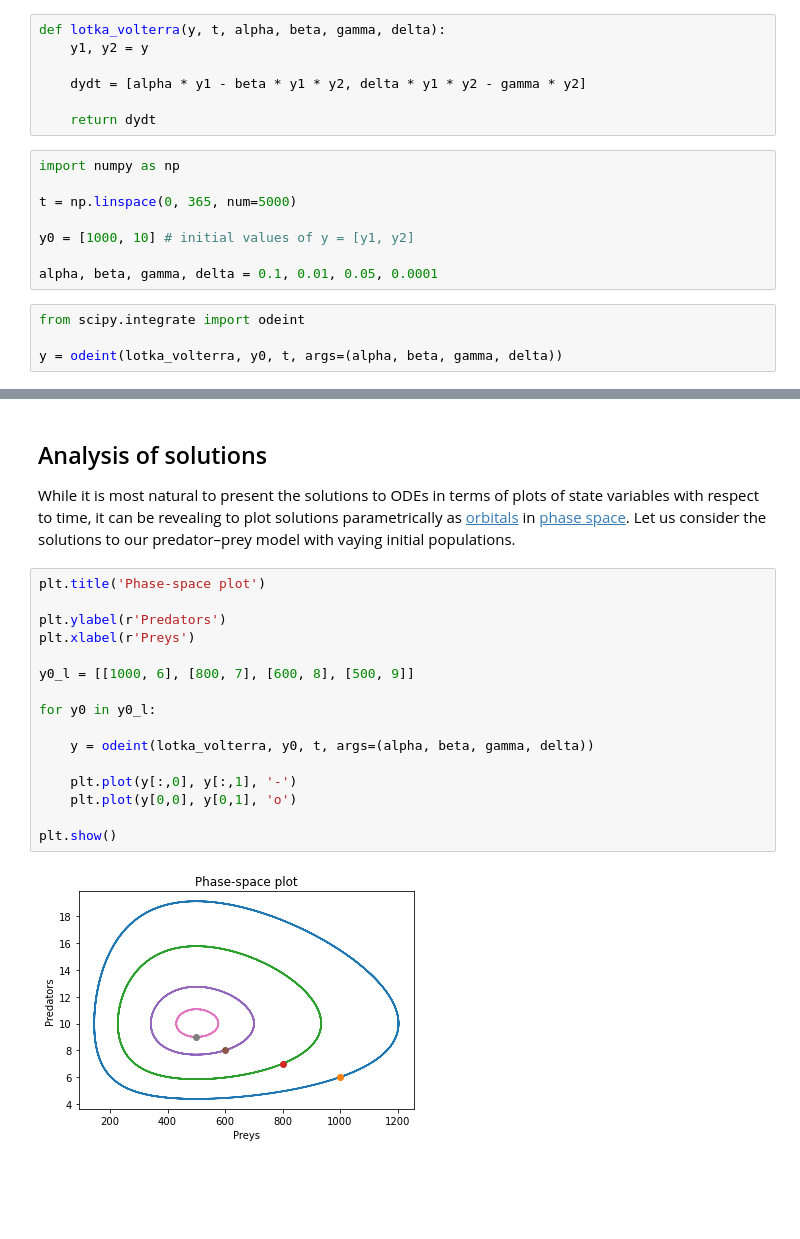
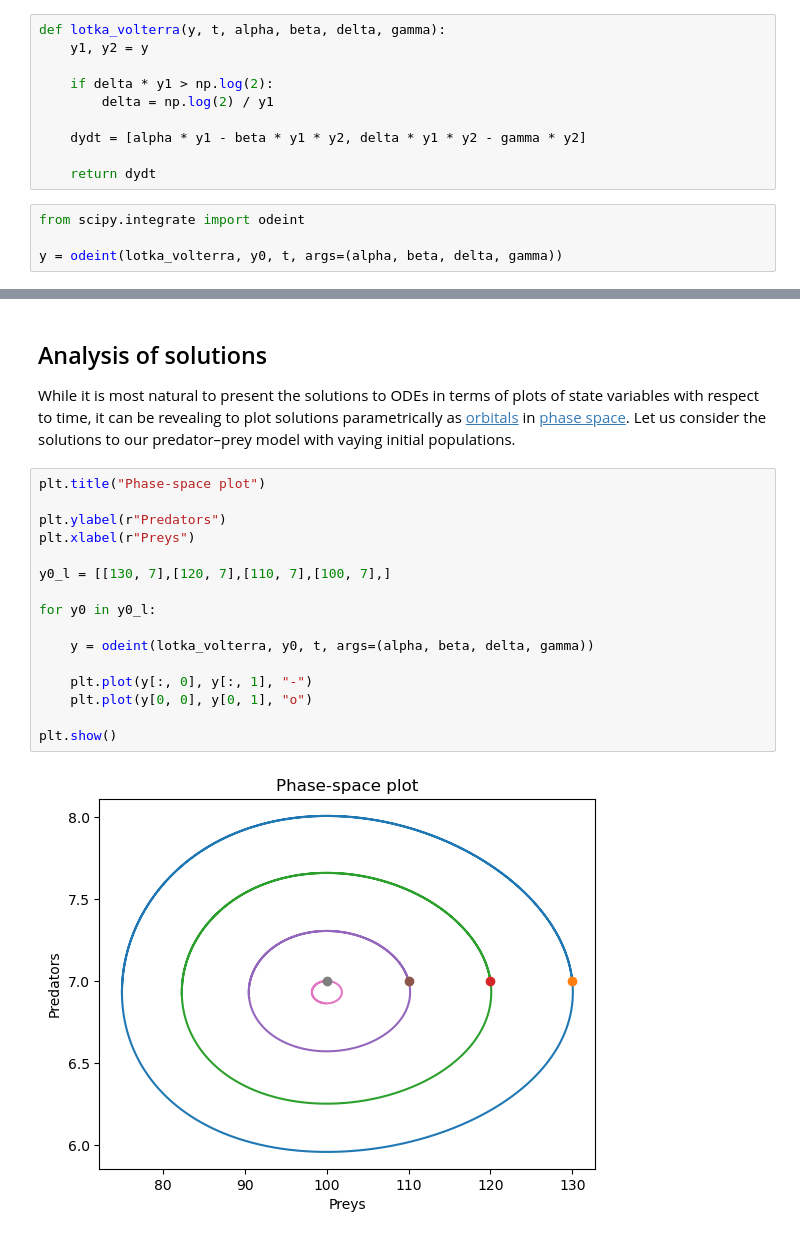
Before and after one commit to kthpanor/cb1020, a Jupyter notebook: docs/ode.ipynb, the cells around one changed output, grey strips where cells are left out. Drawn from its saved outputs; the diff is of its cells as text; blank space fills up the shorter version.

```diff
--- a/docs/ode.ipynb
+++ b/docs/ode.ipynb
@@ -390,19 +312,14 @@ The SciPy library comes with an [ODE solver](https://docs.scipy.org/doc/scipy/re
-# %%
-def lotka_volterra(y, t, alpha, beta, gamma, delta):
-    y1, y2 = y
-
-    dydt = [alpha * y1 - beta * y1 * y2, delta * y1 * y2 - gamma * y2]
-
-    return dydt
-# %%
-import numpy as np
-
-t = np.linspace(0, 365, num=5000)
-
-y0 = [1000, 10] # initial values of y = [y1, y2]
-
-alpha, beta, gamma, delta = 0.1, 0.01, 0.05, 0.0001
+# %%
+def lotka_volterra(y, t, alpha, beta, delta, gamma):
+    y1, y2 = y
+
+    if delta * y1 > np.log(2):
+        delta = np.log(2) / y1
+
+    dydt = [alpha * y1 - beta * y1 * y2, delta * y1 * y2 - gamma * y2]
+
+    return dydt
 # %%
 from scipy.integrate import odeint
 
-y = odeint(lotka_volterra, y0, t, args=(alpha, beta, gamma, delta))
+y = odeint(lotka_volterra, y0, t, args=(alpha, beta, delta, gamma))
@@ -431,23 +349,23 @@ A comparison of this figure plot with that made above provides another illustrat
 ## Analysis of solutions
 While it is most natural to present the solutions to ODEs in terms of plots of state variables with respect to time, it can be revealing to plot solutions parametrically as [orbitals](https://en.wikipedia.org/wiki/Orbit_(dynamics)) in [phase space](https://en.wikipedia.org/wiki/Phase_space). Let us consider the solutions to our predator–prey model with vaying initial populations.
 # %%
-plt.title('Phase-space plot')
+plt.title("Phase-space plot")
 
-plt.ylabel(r'Predators')
-plt.xlabel(r'Preys')
+plt.ylabel(r"Predators")
+plt.xlabel(r"Preys")
 
-y0_l = [[1000, 6], [800, 7], [600, 8], [500, 9]]
+y0_l = [[130, 7],[120, 7],[110, 7],[100, 7],]
 
 for y0 in y0_l:
 
-    y = odeint(lotka_volterra, y0, t, args=(alpha, beta, gamma, delta))
+    y = odeint(lotka_volterra, y0, t, args=(alpha, beta, delta, gamma))
 
-    plt.plot(y[:,0], y[:,1], '-')
-    plt.plot(y[0,0], y[0,1], 'o')
+    plt.plot(y[:, 0], y[:, 1], "-")
+    plt.plot(y[0, 0], y[0, 1], "o")
 
 plt.show()
 # %% [output]
-[figure, old version]
+[figure, new version]
 # %% [markdown]
 The initial populations are depicted by the solid circles in the figure and the orbitals in phase space become gradually smaller, which corresponds to reduced variations in the populations. There appears to be a central point for which populations are static (not changing in time). This point correspond mathematically to a point where the array of derivatives of the Lotka–Volterra equation is zero:
 
```
Also changed, not shown: parts of 32 cells of this notebook, 14 other files.
